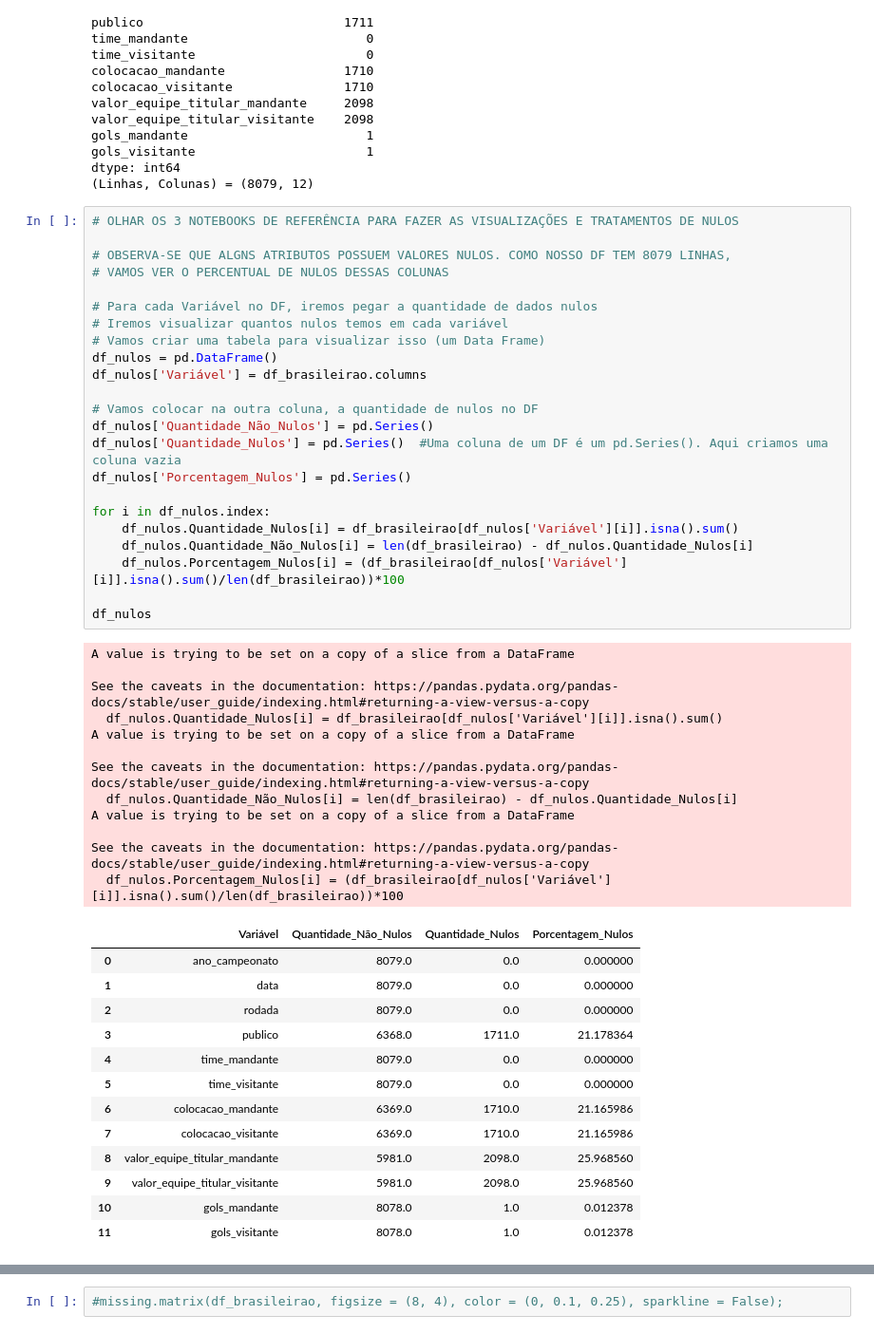
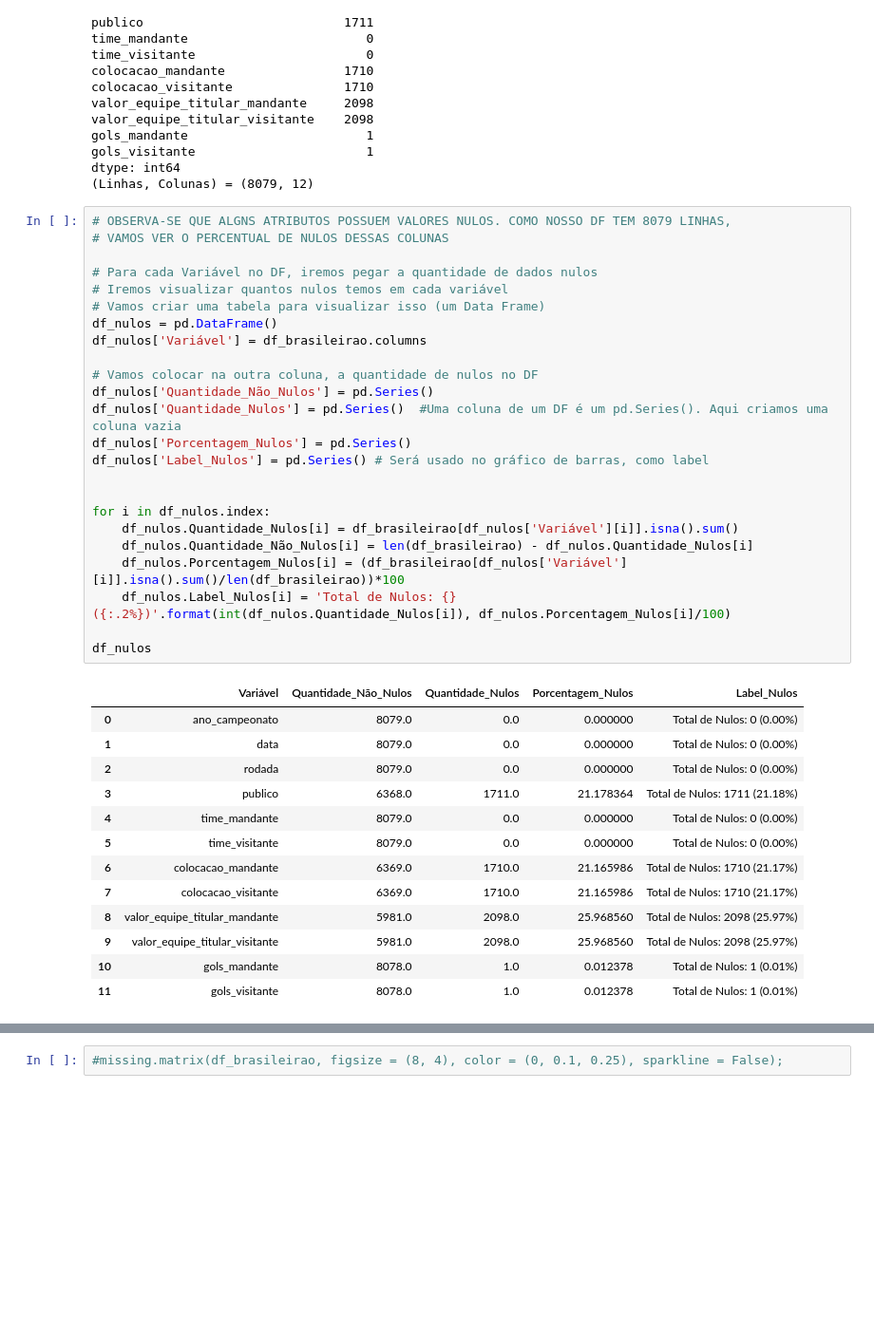
Before and after one commit to salomaofreitasjr/TCC_PUC_MINAS_POS_CIENCIA_DE_DADOS_2023, a Jupyter notebook: Projeto Python/02 - Preparação de Dados.ipynb, the cells around one changed output, grey strips where cells are left out. Shown at 95% size. Saved outputs shown, nothing was run; the diff lists cells and outputs as text; blank space fills up the shorter version.

```diff
--- a/Projeto Python/02 - Preparação de Dados.ipynb
+++ b/Projeto Python/02 - Preparação de Dados.ipynb
@@ -430,51 +433,40 @@ gols_visitante                       1
 dtype: int64
 (Linhas, Colunas) = (8079, 12)
 # %%
-# OLHAR OS 3 NOTEBOOKS DE REFERÊNCIA PARA FAZER AS VISUALIZAÇÕES E TRATAMENTOS DE NULOS
-
 # OBSERVA-SE QUE ALGNS ATRIBUTOS POSSUEM VALORES NULOS. COMO NOSSO DF TEM 8079 LINHAS,
 # VAMOS VER O PERCENTUAL DE NULOS DESSAS COLUNAS
 
 # Para cada Variável no DF, iremos pegar a quantidade de dados nulos
 # Iremos visualizar quantos nulos temos em cada variável
 # Vamos criar uma tabela para visualizar isso (um Data Frame)
 df_nulos = pd.DataFrame()
 df_nulos['Variável'] = df_brasileirao.columns
 
 # Vamos colocar na outra coluna, a quantidade de nulos no DF
 df_nulos['Quantidade_Não_Nulos'] = pd.Series()
 df_nulos['Quantidade_Nulos'] = pd.Series()  #Uma coluna de um DF é um pd.Series(). Aqui criamos uma coluna vazia
 df_nulos['Porcentagem_Nulos'] = pd.Series()
+df_nulos['Label_Nulos'] = pd.Series() # Será usado no gráfico de barras, como label
+
 
 for i in df_nulos.index:
     df_nulos.Quantidade_Nulos[i] = df_brasileirao[df_nulos['Variável'][i]].isna().sum()
     df_nulos.Quantidade_Não_Nulos[i] = len(df_brasileirao) - df_nulos.Quantidade_Nulos[i]
     df_nulos.Porcentagem_Nulos[i] = (df_brasileirao[df_nulos['Variável'][i]].isna().sum()/len(df_brasileirao))*100
+    df_nulos.Label_Nulos[i] = 'Total de Nulos: {} ({:.2%})'.format(int(df_nulos.Quantidade_Nulos[i]), df_nulos.Porcentagem_Nulos[i]/100)
 
 df_nulos
 # %% [output]
-A value is trying to be set on a copy of a slice from a DataFrame
-
-See the caveats in the documentation: https://pandas.pydata.org/pandas-docs/stable/user_guide/indexing.html#returning-a-view-versus-a-copy
-  df_nulos.Quantidade_Nulos[i] = df_brasileirao[df_nulos['Variável'][i]].isna().sum()
-A value is trying to be set on a copy of a slice from a DataFrame
-
-See the caveats in the documentation: https://pandas.pydata.org/pandas-docs/stable/user_guide/indexing.html#returning-a-view-versus-a-copy
-  df_nulos.Quantidade_Não_Nulos[i] = len(df_brasileirao) - df_nulos.Quantidade_Nulos[i]
-A value is trying to be set on a copy of a slice from a DataFrame
-
-See the caveats in the documentation: https://pandas.pydata.org/pandas-docs/stable/user_guide/indexing.html#returning-a-view-versus-a-copy
-  df_nulos.Porcentagem_Nulos[i] = (df_brasileirao[df_nulos['Variável'][i]].isna().sum()/len(df_brasileirao))*100
-|  | Variável | Quantidade_Não_Nulos | Quantidade_Nulos | Porcentagem_Nulos |
-| 0 | ano_campeonato | 8079.0 | 0.0 | 0.000000 |
-| 1 | data | 8079.0 | 0.0 | 0.000000 |
-| 2 | rodada | 8079.0 | 0.0 | 0.000000 |
-| 3 | publico | 6368.0 | 1711.0 | 21.178364 |
-| 4 | time_mandante | 8079.0 | 0.0 | 0.000000 |
-| 5 | time_visitante | 8079.0 | 0.0 | 0.000000 |
-| 6 | colocacao_mandante | 6369.0 | 1710.0 | 21.165986 |
-| 7 | colocacao_visitante | 6369.0 | 1710.0 | 21.165986 |
-| 8 | valor_equipe_titular_mandante | 5981.0 | 2098.0 | 25.968560 |
-| 9 | valor_equipe_titular_visitante | 5981.0 | 2098.0 | 25.968560 |
-| 10 | gols_mandante | 8078.0 | 1.0 | 0.012378 |
-| 11 | gols_visitante | 8078.0 | 1.0 | 0.012378 |
+|  | Variável | Quantidade_Não_Nulos | Quantidade_Nulos | Porcentagem_Nulos | Label_Nulos |
+| 0 | ano_campeonato | 8079.0 | 0.0 | 0.000000 | Total de Nulos: 0 (0.00%) |
+| 1 | data | 8079.0 | 0.0 | 0.000000 | Total de Nulos: 0 (0.00%) |
+| 2 | rodada | 8079.0 | 0.0 | 0.000000 | Total de Nulos: 0 (0.00%) |
+| 3 | publico | 6368.0 | 1711.0 | 21.178364 | Total de Nulos: 1711 (21.18%) |
+| 4 | time_mandante | 8079.0 | 0.0 | 0.000000 | Total de Nulos: 0 (0.00%) |
+| 5 | time_visitante | 8079.0 | 0.0 | 0.000000 | Total de Nulos: 0 (0.00%) |
+| 6 | colocacao_mandante | 6369.0 | 1710.0 | 21.165986 | Total de Nulos: 1710 (21.17%) |
+| 7 | colocacao_visitante | 6369.0 | 1710.0 | 21.165986 | Total de Nulos: 1710 (21.17%) |
+| 8 | valor_equipe_titular_mandante | 5981.0 | 2098.0 | 25.968560 | Total de Nulos: 2098 (25.97%) |
+| 9 | valor_equipe_titular_visitante | 5981.0 | 2098.0 | 25.968560 | Total de Nulos: 2098 (25.97%) |
+| 10 | gols_mandante | 8078.0 | 1.0 | 0.012378 | Total de Nulos: 1 (0.01%) |
+| 11 | gols_visitante | 8078.0 | 1.0 | 0.012378 | Total de Nulos: 1 (0.01%) |
```
Also changed, not shown: parts of 12 cells of this notebook.
